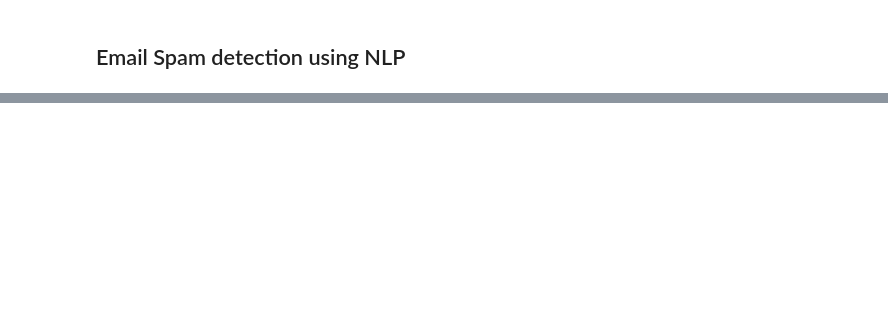
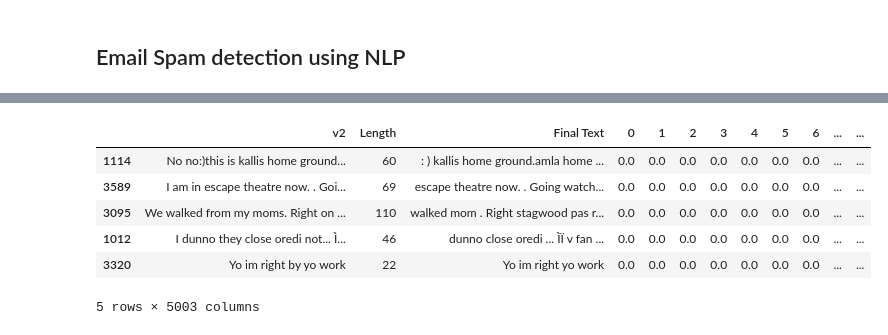
Before and after one commit to CosmicStrike/ML_Models, a Jupyter notebook: SpamEmail_Dataset/SpamDetection.ipynb, the cells around one changed output, grey strips where cells are left out. Cells and saved outputs as stored; diff of their text form; code cells hidden in the pictures; blank space fills up the shorter version.

```diff
--- a/SpamEmail_Dataset/SpamDetection.ipynb
+++ b/SpamEmail_Dataset/SpamDetection.ipynb
@@ -54,0 +132,8 @@ df.head()
+# %%
+for i in range(df["v1"].count()):
+    if df["v1"][i] == "ham":
+        df["v1"][i] = 0
+    else:
+        df["v1"][i] = 1
+
+df.head()
@@ -54,0 +160,7 @@ df.head()
+# %%
+from sklearn.model_selection import train_test_split
+
+y = pd.DataFrame(df["v1"])
+df.drop(columns="v1", axis=1, inplace=True)
+x = df
+x_train, x_val, y_train, y_val = train_test_split(x,y,train_size=0.8,test_size=0.2,random_state=0)
@@ -54,0 +176,28 @@ df.head()
+# %%
+# Count vertorization
+from sklearn.feature_extraction.text import CountVectorizer, TfidfTransformer
+#count vectorization
+cv = CountVectorizer(max_features=5000)
+temp_train = cv.fit_transform(x_train['Final Text']).toarray()
+temp_val = cv.transform(x_val['Final Text']).toarray()
+# %%
+# TF-IDF
+tf = TfidfTransformer()
+temp_train = tf.fit_transform(temp_train)
+temp_val = tf.transform(temp_val)
+# %%
+#merging temp datafram with original dataframe
+temp_train = pd.DataFrame(temp_train.toarray(), index=x_train.index)
+temp_val = pd.DataFrame(temp_val.toarray(), index=x_val.index)
+x_train = pd.concat([x_train, temp_train], axis=1, sort=False)
+x_val = pd.concat([x_val, temp_val], axis=1, sort=False)
+
+x_train.head()
+# %% [output]
+|  | v2 | Length | Final Text | 0 | 1 | 2 | 3 | 4 | 5 | 6 | ... | ... |
+| 1114 | No no:)this is kallis home ground... | 60 | : ) kallis home ground.amla home ... | 0.0 | 0.0 | 0.0 | 0.0 | 0.0 | 0.0 | 0.0 | ... | ... |
+| 3589 | I am in escape theatre now. . Goi... | 69 | escape theatre now. . Going watch... | 0.0 | 0.0 | 0.0 | 0.0 | 0.0 | 0.0 | 0.0 | ... | ... |
+| 3095 | We walked from my moms. Right on ... | 110 | walked mom . Right stagwood pas r... | 0.0 | 0.0 | 0.0 | 0.0 | 0.0 | 0.0 | 0.0 | ... | ... |
+| 1012 | I dunno they close oredi not... Ì... | 46 | dunno close oredi ... ÌÏ v fan ... | 0.0 | 0.0 | 0.0 | 0.0 | 0.0 | 0.0 | 0.0 | ... | ... |
+| 3320 | Yo im right by yo work | 22 | Yo im right yo work | 0.0 | 0.0 | 0.0 | 0.0 | 0.0 | 0.0 | 0.0 | ... | ... |
+5 rows × 5003 columns
```
Also changed, not shown: parts of 29 cells of this notebook, 1 other file.
